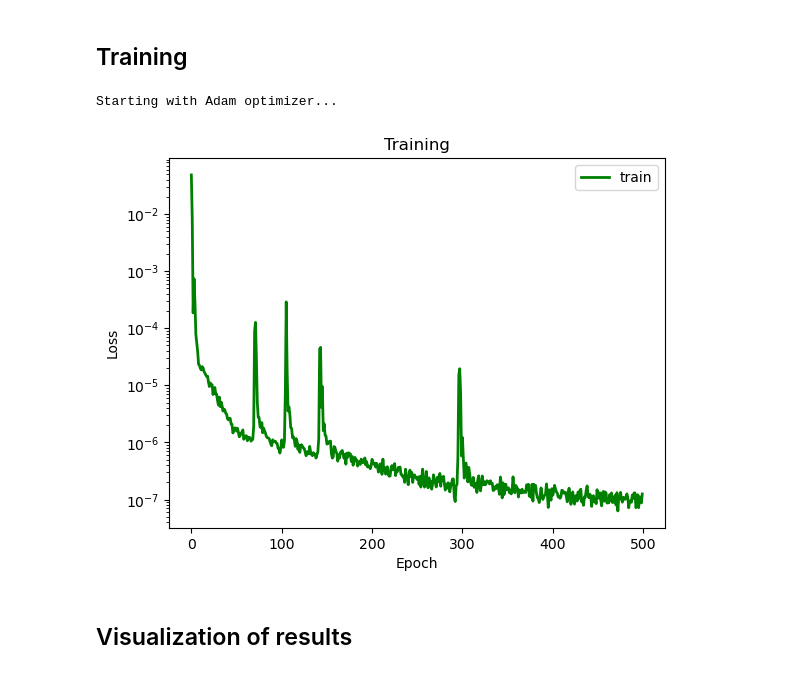
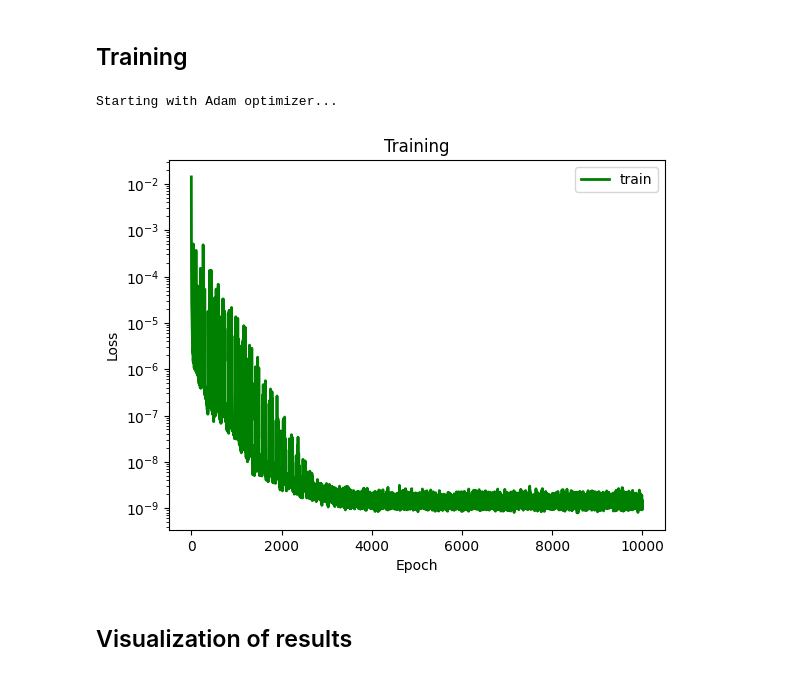
Before and after one commit to sebatomon/PINNs_for_simple_shape_optimization, a Jupyter notebook: case_1_shear_force.ipynb, the cells around one changed output. Cells and saved outputs as stored; diff of their text form; code cells hidden in the pictures.

```diff
--- a/case_1_shear_force.ipynb
+++ b/case_1_shear_force.ipynb
@@ -4,7 +4,7 @@
 We want to model a quarter of a plate with an elliptical hole. The domain itself is represented by collocation points, the boundaries are represented by uniformly sampled points along the perimeter.
 # %%
 import torch
-from torch.optim.lr_scheduler import StepLR
+from torch.optim.lr_scheduler import StepLR, ExponentialLR
 import numpy as np
 from scipy.stats import qmc
 from plotly.express.colors import sequential
@@ -21,7 +21,7 @@ from global_constants import L, B0, EPS0, MU, LBD
 N = 25
 
 # Epochs
-epochs = 500
+epochs = 10000
 # Batch size
 batch_size = 64
 # Leanring rate
@@ -29,7 +29,7 @@ lr = 0.01 #normally 0.001
 # Scheduler step width
 scheduler_step = 150 #normally 2000
 # Gamma factor of scheduler
-scheduler_gamma = 0.5
+scheduler_gamma = 0.7
 
 # Number of hidden neurons
 hn = 50
@@ -186,6 +186,7 @@ def compute_physics_losses(collocation):
 ## Training
 # %%
 optimizer = torch.optim.Adam(net.parameters(), lr=lr)
+#old scheduler
 scheduler = StepLR(optimizer, step_size=scheduler_step, gamma=scheduler_gamma)
 history = []
 
@@ -204,34 +205,36 @@ for epoch in tqdm(range(epochs)):
 
         # Aggregate losses
         dirichlet_losses = left_l + right_l + bottom_l + top_l
         loss = (
             dirichlet_losses
             + W_PDE * pde_l
         )
 
         # Make optimization step after batch
         loss.backward(retain_graph=True)
         optimizer.step()
 
     # Make scheduler step after full epoch
     scheduler.step()
 
     # append loss to history (=for plotting)
     with torch.autograd.no_grad():
         history.append(float(loss.data))
+        if(float(loss.data) <= 10**-10):
+            break
 
 
 
 plt.plot(history, c='g', label='train', linewidth=2.0)
 plt.yscale("log")
 plt.title("Training")
 plt.ylabel("Loss")
 plt.xlabel("Epoch")
 plt.legend()
 plt.show()
 # %% [output]
 Starting with Adam optimizer...
-[figure, old version]
+[figure, new version]
 # %% [markdown]
 ## Visualization of results
 # %%
```
Also changed, not shown: 3 other files.
